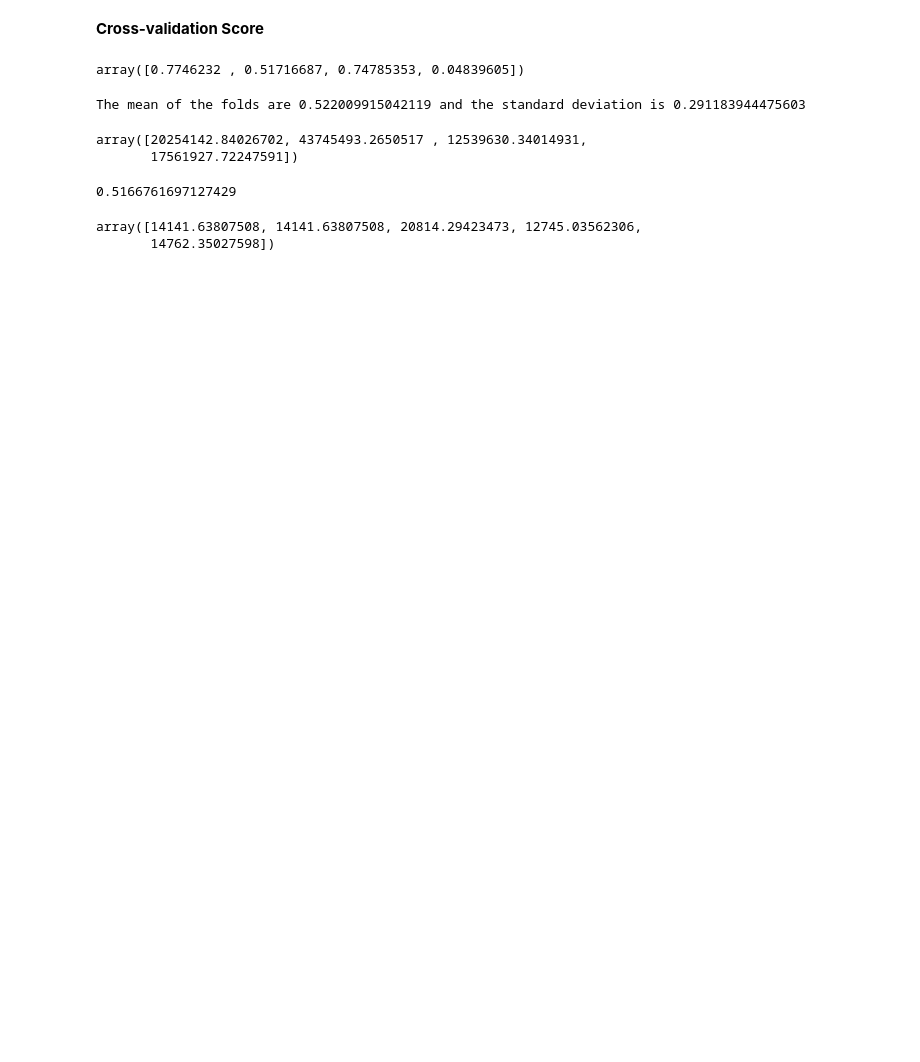
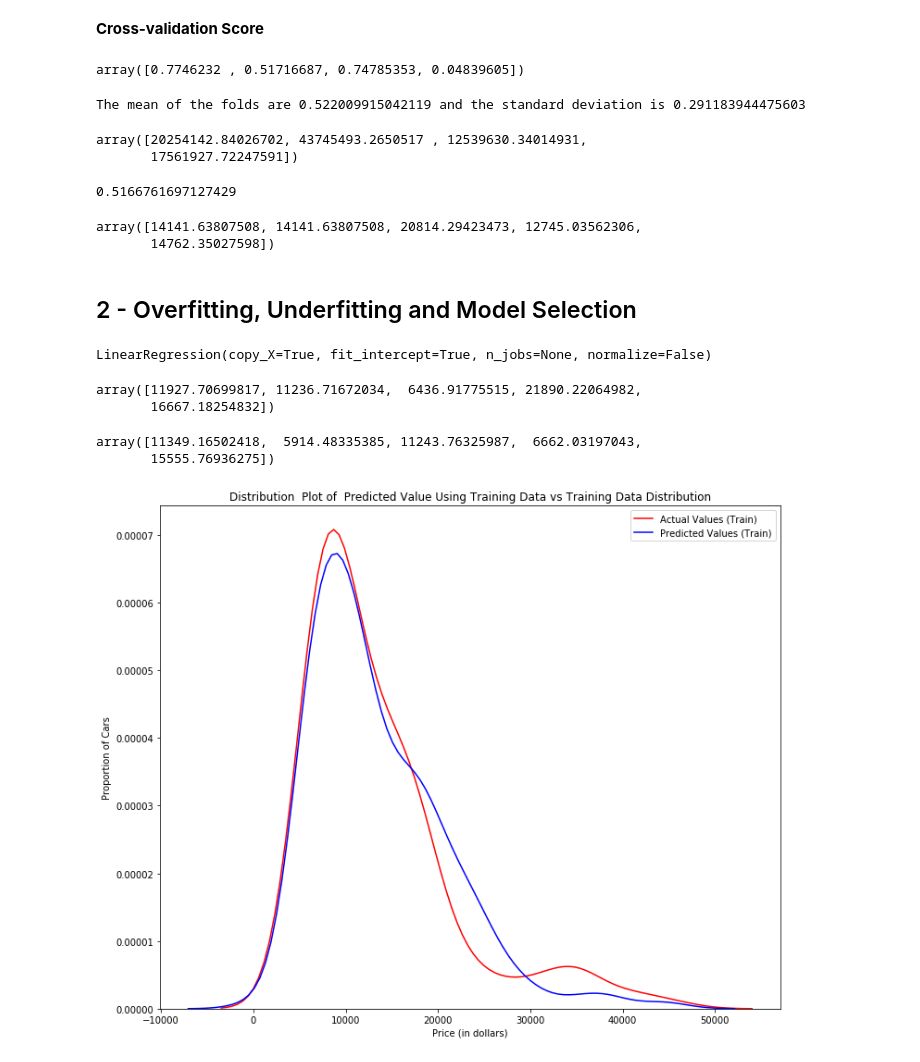
Before and after one commit to antobarbero/analyzing_data_course_edx, a Jupyter notebook: lab5_model_evaluation.ipynb, the cells around one changed output. Drawn from its saved outputs; the diff is of its cells as text; code cells hidden in the pictures; blank space fills up the shorter version.

Commit message:
Add model overfitting and model selection excercises

```diff
--- a/lab5_model_evaluation.ipynb
+++ b/lab5_model_evaluation.ipynb
@@ -165,3 +165,26 @@ yhat[0:5]
 # %% [output]
 array([14141.63807508, 14141.63807508, 20814.29423473, 12745.03562306,
        14762.35027598])
+# %% [markdown]
+## 2 - Overfitting, Underfitting and Model Selection
+# %%
+# create Multiple linear regression objects and train the model using 'horsepower',
+# 'curb-weight', 'engine-size' and 'highway-mpg' as features
+lr = LinearRegression()
+lr.fit(x_train[['horsepower', 'curb-weight', 'engine-size', 'highway-mpg']], y_train)
+# %% [output]
+LinearRegression(copy_X=True, fit_intercept=True, n_jobs=None, normalize=False)
+# %%
+# prediction
+yhat_train = lr.predict(x_train[['horsepower', 'curb-weight', 'engine-size', 'highway-mpg']])
+yhat_train[0:5]
+# %% [output]
+array([11927.70699817, 11236.71672034,  6436.91775515, 21890.22064982,
+       16667.18254832])
+# %%
+# Prediction using test data:
+yhat_test = lr.predict(x_test[['horsepower', 'curb-weight', 'engine-size', 'highway-mpg']])
+yhat_test[0:5]
+# %% [output]
+array([11349.16502418,  5914.48335385, 11243.76325987,  6662.03197043,
+       15555.76936275])
@@ -167,0 +196,5 @@ array([14141.63807508, 14141.63807508, 20814.29423473, 12745.03562306,
+# %%
+title = 'Distribution  Plot of  Predicted Value Using Training Data vs Training Data Distribution'
+distribution_plot(y_train, yhat_train, "Actual Values (Train)", "Predicted Values (Train)", title)
+# %% [output]
+[figure, added]
```
Also changed, not shown: parts of 20 cells of this notebook.
